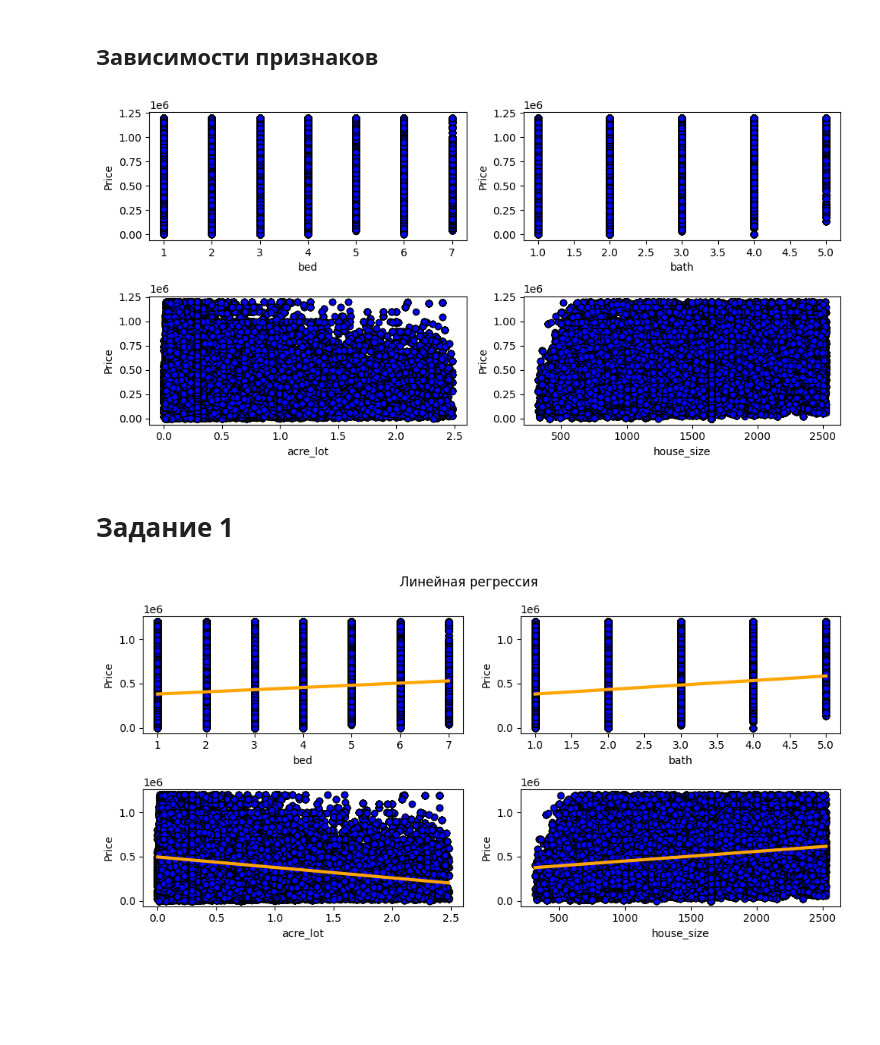
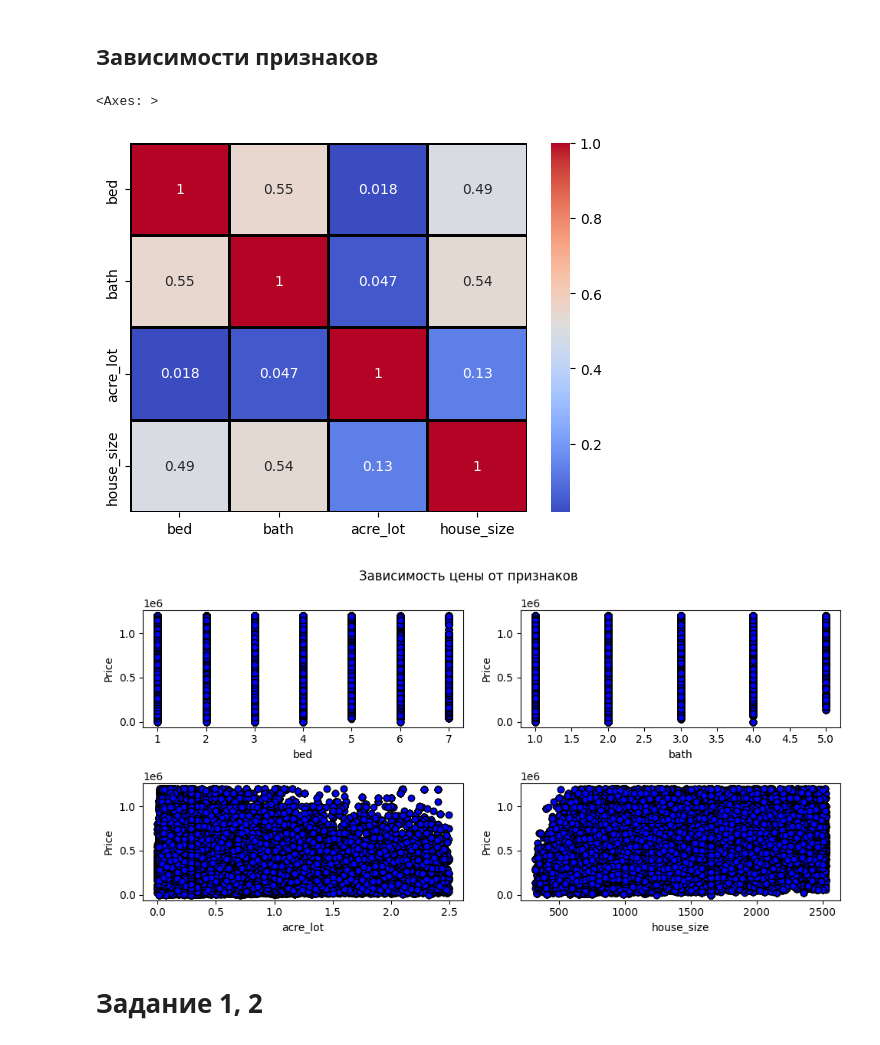
Before and after one commit to HerrPhoton/Theory-of-statistical-solutions, a Jupyter notebook: lab4.ipynb, the cells around one changed output. Drawn from its saved outputs; the diff is of its cells as text; code cells hidden in the pictures; blank space fills up the shorter version.

Commit message:
Задание 3

```diff
--- a/lab4.ipynb
+++ b/lab4.ipynb
@@ -166,11 +167,14 @@ df.describe()
 # %% [markdown]
 ## Зависимости признаков
 # %%
-sns.heatmap(df[numeric_features],
+sns.heatmap(df[numeric_features].drop(['price'], axis = 1).corr(),
             cmap = 'coolwarm',
             linewidths = 2,
             linecolor = 'black',
             annot = True)
+# %% [output]
+<Axes: >
+[figure, added]
 # %%
 fig, axs = plt.subplots(2, 2, figsize = (10, 5))
 
@@ -181,35 +185,33 @@ for feature, ax in zip(df[numeric_features].drop(['price'], axis = 1).columns, a
     ax.set_xlabel(feature)
     ax.set_ylabel('Price')
 
+plt.suptitle('Зависимость цены от признаков')
 plt.tight_layout()
-plt.suptitle('Зависимость цены от признаков')
 plt.show()
 # %% [output]
-[figure, old version]
+[figure, new version]
 # %% [markdown]
-# Задание 1
+# Задание 1, 2
 # %%
-fig, axs = plt.subplots(2, 2, figsize = (10, 5))
+def plot_regression(regressor):
+    _, axs = plt.subplots(2, 2, figsize = (10, 5))
 
-X = df[numeric_features].drop(['price'], axis = 1)
-y = df['price']
+    X = df[numeric_features].drop(['price'], axis = 1)
+    y = df['price']
 
-lin_reg = LinearRegression().fit(X, y)
+    for feature, ax in zip(X.columns, axs.flatten()):
 
-for feature, ax in zip(X.columns, axs.flatten()):
+        reg = regressor().fit(np.reshape(X[feature], (-1, 1)), y)
 
-    X = X.sort_values(by = feature)
-    y_preds = lin_reg.predict(X)
+        x_test = np.reshape(X.sort_values(by = feature)[feature], (-1, 1))
+        y_preds = reg.predict(x_test)
 
-    ax.scatter(df[feature], df['price'], color = 'b', edgecolors = 'black')
-    ax.plot([X[feature].values[0], X[feature].values[-1]], [y_preds[0], y_preds[-1]],
-            color = 'orange', linewidth = 3, edgecolors = 'black')
+        ax.scatter(df[feature], y, color = 'b', edgecolors = 'black')
+        ax.plot(x_test, y_preds, color = 'orange', linewidth = 3)
 
-    ax.set_xlabel(feature)
-    ax.set_ylabel('Price')
+        ax.set_xlabel(feature)
+        ax.set_ylabel('Price')
 
-plt.suptitle('Линейная регрессия')
-plt.tight_layout()
-plt.show()
+    plt.suptitle(reg.__class__.__name__)
+    plt.tight_layout()
+    plt.show()
-# %% [output]
-[figure, removed]
```
Also changed, not shown: parts of 3 cells of this notebook.
